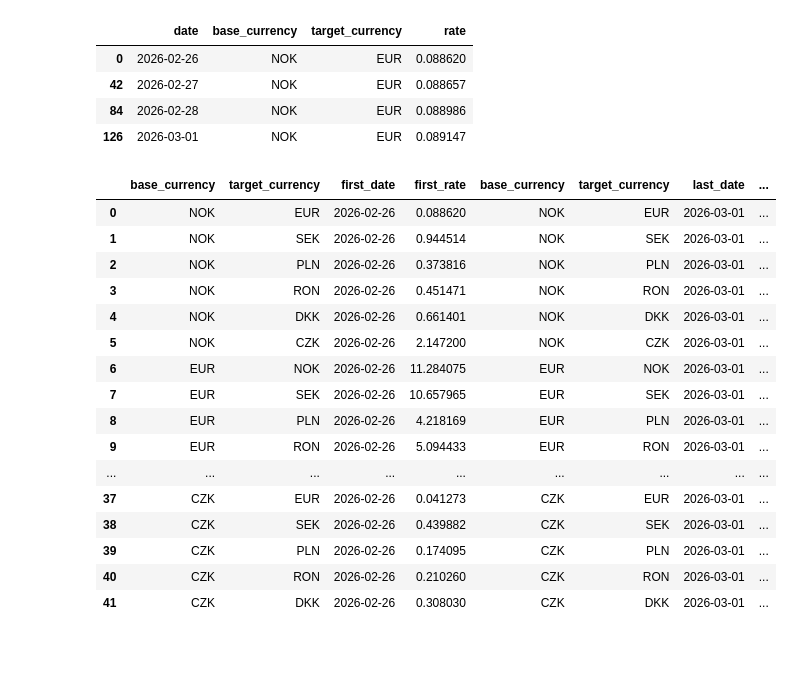
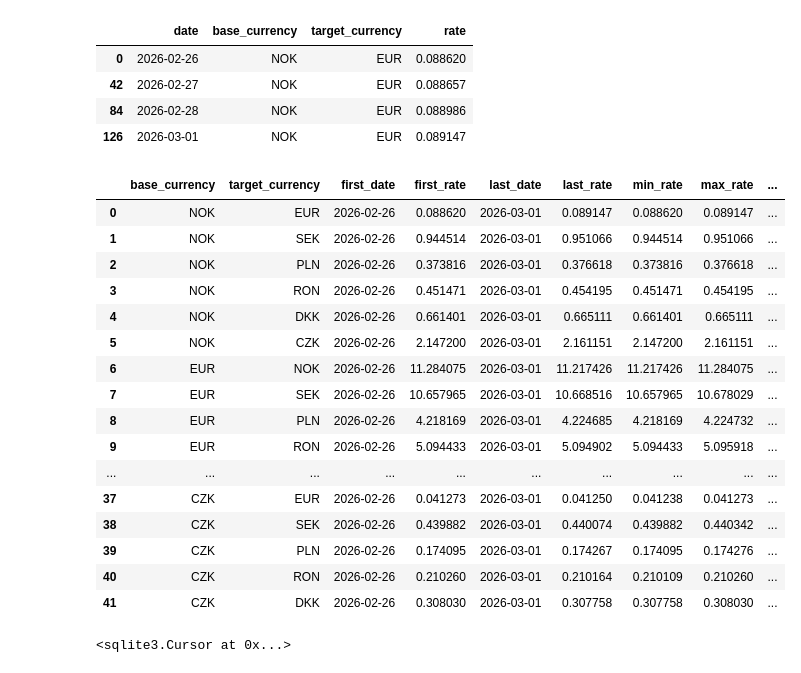
Before and after one commit to yasser3434/foreign_exchange_de_project, a Jupyter notebook: notebooks/main.ipynb, the cells around one changed output. Saved outputs shown, nothing was run; the diff lists cells and outputs as text; code cells hidden in the pictures.

```diff
--- a/notebooks/main.ipynb
+++ b/notebooks/main.ipynb
@@ -584,7 +584,7 @@ pd.read_sql("""
 | 2 | 2026-02-28 | EUR | NOK | 11.237753 | 3 | 11.254683 | 11.284075 | 2 |
 | 3 | 2026-03-01 | EUR | NOK | 11.217426 | 4 | 11.254683 | 11.284075 | 1 |
 # %%
-query = """
+ytd_query = """
     WITH first_rate AS(
         SELECT
             base_currency
@@ -619,7 +619,13 @@ query = """
     )
 
     SELECT
-        *
+        FR.*
+        , LR.last_date
+        , LR.last_rate
+        , AR.min_rate
+        , AR.max_rate
+        , AR.avg_rate
+        , ROUND((LR.last_rate - FR.first_rate) / FR.first_rate * 100, 2) AS YTD_change_pct
     FROM first_rate AS FR
     LEFT JOIN last_rate AS LR
         ON  FR.base_currency = LR.base_currency
@@ -638,22 +644,28 @@ df_pairs[(df_pairs['base_currency'] == 'NOK') & (df_pairs['target_currency'] ==
 | 84 | 2026-02-28 | NOK | EUR | 0.088986 |
 | 126 | 2026-03-01 | NOK | EUR | 0.089147 |
 # %%
-pd.read_sql(query, conn)
+pd.read_sql(ytd_query, conn)
 # %% [output]
-|  | base_currency | target_currency | first_date | first_rate | base_currency | target_currency | last_date | ... |
-| 0 | NOK | EUR | 2026-02-26 | 0.088620 | NOK | EUR | 2026-03-01 | ... |
-| 1 | NOK | SEK | 2026-02-26 | 0.944514 | NOK | SEK | 2026-03-01 | ... |
-| 2 | NOK | PLN | 2026-02-26 | 0.373816 | NOK | PLN | 2026-03-01 | ... |
-| 3 | NOK | RON | 2026-02-26 | 0.451471 | NOK | RON | 2026-03-01 | ... |
-| 4 | NOK | DKK | 2026-02-26 | 0.661401 | NOK | DKK | 2026-03-01 | ... |
-| 5 | NOK | CZK | 2026-02-26 | 2.147200 | NOK | CZK | 2026-03-01 | ... |
-| 6 | EUR | NOK | 2026-02-26 | 11.284075 | EUR | NOK | 2026-03-01 | ... |
-| 7 | EUR | SEK | 2026-02-26 | 10.657965 | EUR | SEK | 2026-03-01 | ... |
-| 8 | EUR | PLN | 2026-02-26 | 4.218169 | EUR | PLN | 2026-03-01 | ... |
-| 9 | EUR | RON | 2026-02-26 | 5.094433 | EUR | RON | 2026-03-01 | ... |
-| ... | ... | ... | ... | ... | ... | ... | ... | ... |
-| 37 | CZK | EUR | 2026-02-26 | 0.041273 | CZK | EUR | 2026-03-01 | ... |
-| 38 | CZK | SEK | 2026-02-26 | 0.439882 | CZK | SEK | 2026-03-01 | ... |
-| 39 | CZK | PLN | 2026-02-26 | 0.174095 | CZK | PLN | 2026-03-01 | ... |
-| 40 | CZK | RON | 2026-02-26 | 0.210260 | CZK | RON | 2026-03-01 | ... |
-| 41 | CZK | DKK | 2026-02-26 | 0.308030 | CZK | DKK | 2026-03-01 | ... |
+|  | base_currency | target_currency | first_date | first_rate | last_date | last_rate | min_rate | max_rate | ... |
+| 0 | NOK | EUR | 2026-02-26 | 0.088620 | 2026-03-01 | 0.089147 | 0.088620 | 0.089147 | ... |
+| 1 | NOK | SEK | 2026-02-26 | 0.944514 | 2026-03-01 | 0.951066 | 0.944514 | 0.951066 | ... |
+| 2 | NOK | PLN | 2026-02-26 | 0.373816 | 2026-03-01 | 0.376618 | 0.373816 | 0.376618 | ... |
+| 3 | NOK | RON | 2026-02-26 | 0.451471 | 2026-03-01 | 0.454195 | 0.451471 | 0.454195 | ... |
+| 4 | NOK | DKK | 2026-02-26 | 0.661401 | 2026-03-01 | 0.665111 | 0.661401 | 0.665111 | ... |
+| 5 | NOK | CZK | 2026-02-26 | 2.147200 | 2026-03-01 | 2.161151 | 2.147200 | 2.161151 | ... |
+| 6 | EUR | NOK | 2026-02-26 | 11.284075 | 2026-03-01 | 11.217426 | 11.217426 | 11.284075 | ... |
+| 7 | EUR | SEK | 2026-02-26 | 10.657965 | 2026-03-01 | 10.668516 | 10.657965 | 10.678029 | ... |
+| 8 | EUR | PLN | 2026-02-26 | 4.218169 | 2026-03-01 | 4.224685 | 4.218169 | 4.224732 | ... |
+| 9 | EUR | RON | 2026-02-26 | 5.094433 | 2026-03-01 | 5.094902 | 5.094433 | 5.095918 | ... |
+| ... | ... | ... | ... | ... | ... | ... | ... | ... | ... |
+| 37 | CZK | EUR | 2026-02-26 | 0.041273 | 2026-03-01 | 0.041250 | 0.041238 | 0.041273 | ... |
+| 38 | CZK | SEK | 2026-02-26 | 0.439882 | 2026-03-01 | 0.440074 | 0.439882 | 0.440342 | ... |
+| 39 | CZK | PLN | 2026-02-26 | 0.174095 | 2026-03-01 | 0.174267 | 0.174095 | 0.174276 | ... |
+| 40 | CZK | RON | 2026-02-26 | 0.210260 | 2026-03-01 | 0.210164 | 0.210109 | 0.210260 | ... |
+| 41 | CZK | DKK | 2026-02-26 | 0.308030 | 2026-03-01 | 0.307758 | 0.307758 | 0.308030 | ... |
+# %%
+cursor.execute(f"""
+    CREATE VIEW IF NOT EXISTS fx_ytd_rates AS {ytd_query}
+""")
+# %% [output]
+<sqlite3.Cursor at 0x...>
```
Also changed, not shown: parts of 1 cell of this notebook, 9 other files.
